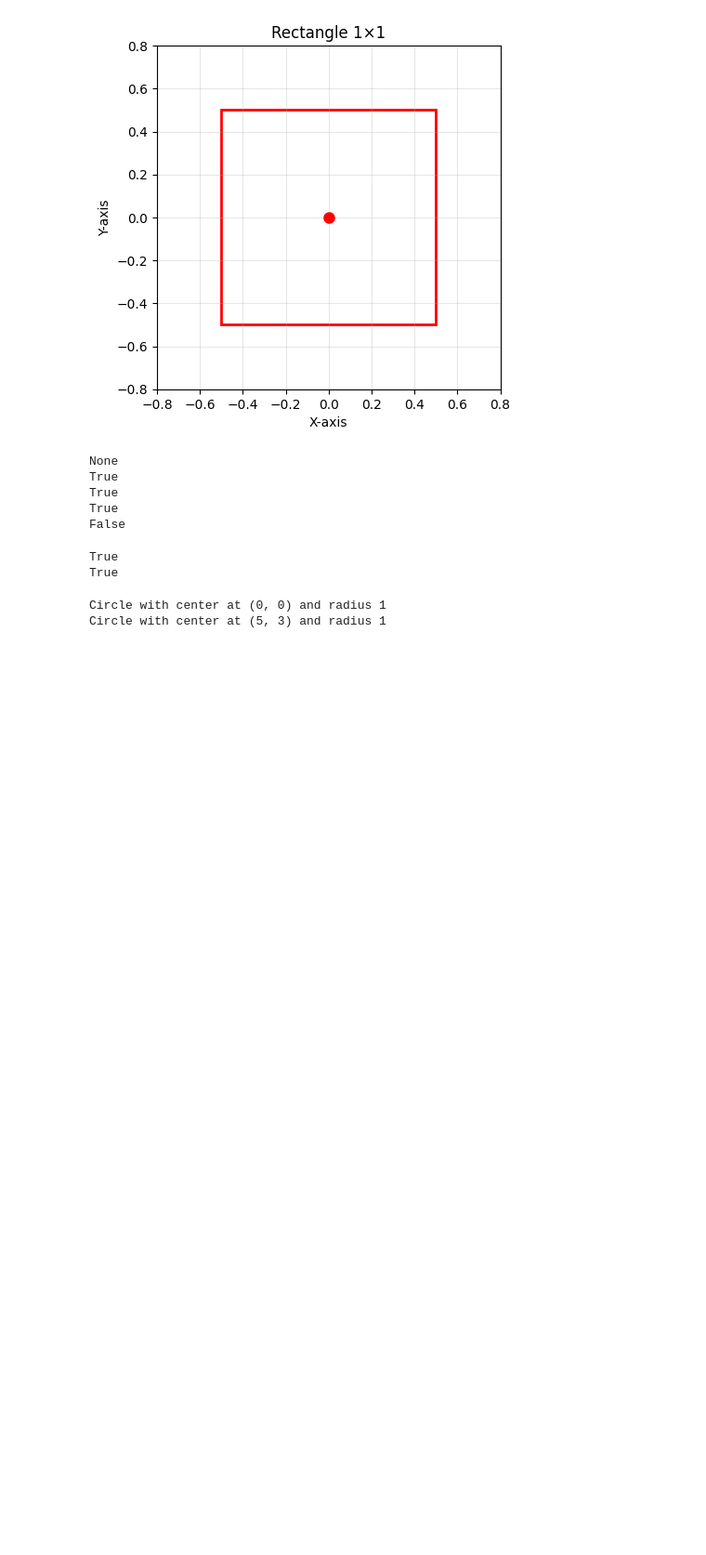
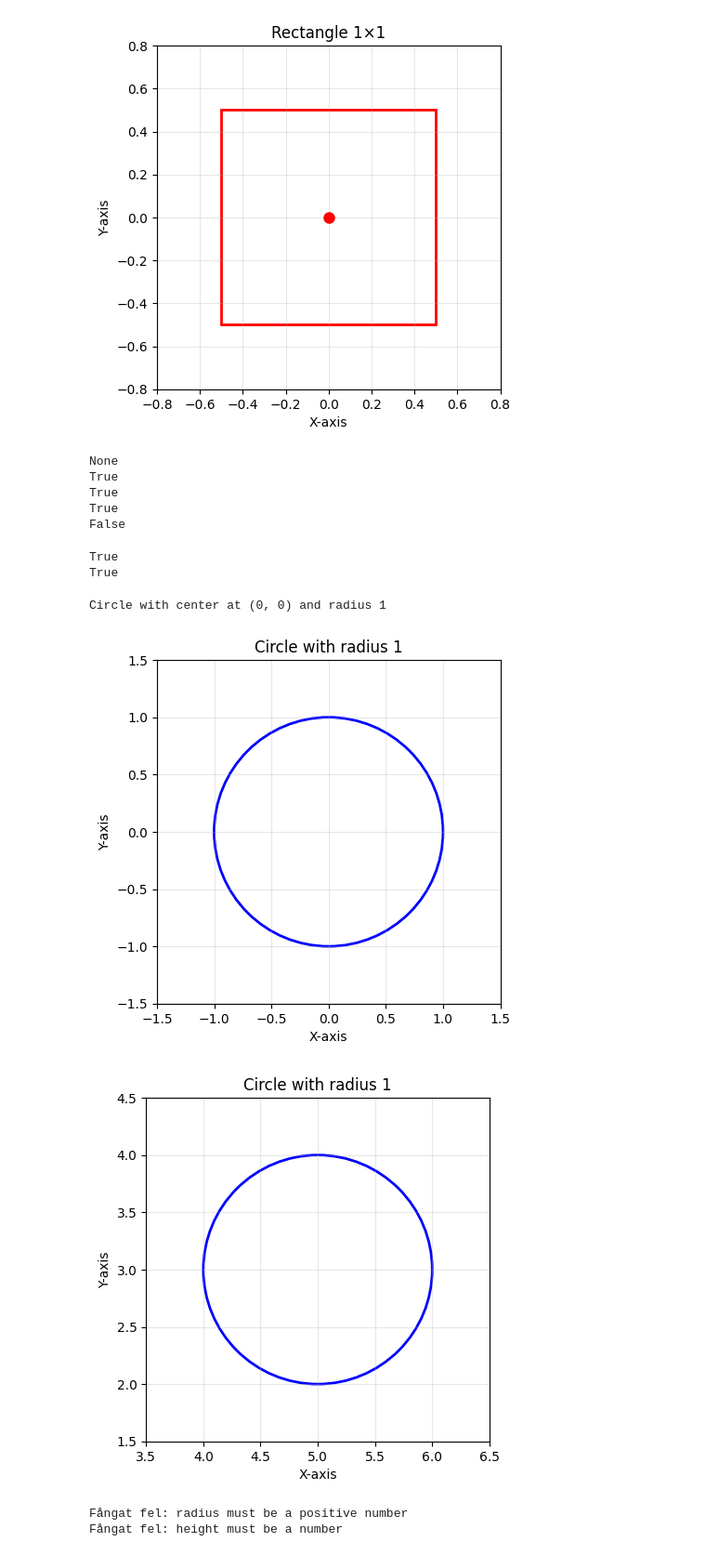
Before and after one commit to Patrickaramz/Lab2_Patrick_DE25, a Jupyter notebook: manual_test.ipynb, the cells around one changed output. Shown: that part at 93% size. Saved outputs shown, nothing was run; the diff lists cells and outputs as text; code cells hidden in the pictures; blank space fills up the shorter version.

Commit message:
Uppdaterat Circle och testfiler samt städat bort onödiga filer

```diff
--- a/manual_test.ipynb
+++ b/manual_test.ipynb
@@ -40,10 +41,27 @@ True
 # %%
 # Kontrollerar ifall figurer kan flyttas i y och x led med hjälp av translate()
 print(circle1)
 
+circle1.draw()
+
 circle1.translate(5, 3)
 
-print(circle1)
+circle1.draw()
 # %% [output]
 Circle with center at (0, 0) and radius 1
-Circle with center at (5, 3) and radius 1
+[figure, added]
+[figure, added]
+# %%
+
+try:
+    invalid_circle = Circle(radius=-1) # Skapar en cirkel med negativt tal för att testa felhantering
+except ValueError as e:
+    print("Fångat fel:", e)
+
+try:
+    invalid_rectangle = Rectangle(width=3, height="5") # Skapar en rektangel med felaktig typ på height för att testa felhantering
+except TypeError as e:
+    print("Fångat fel:", e)
+# %% [output]
+Fångat fel: radius must be a positive number
+Fångat fel: height must be a number
```
Also changed, not shown: parts of 2 cells of this notebook, 3 other files.
